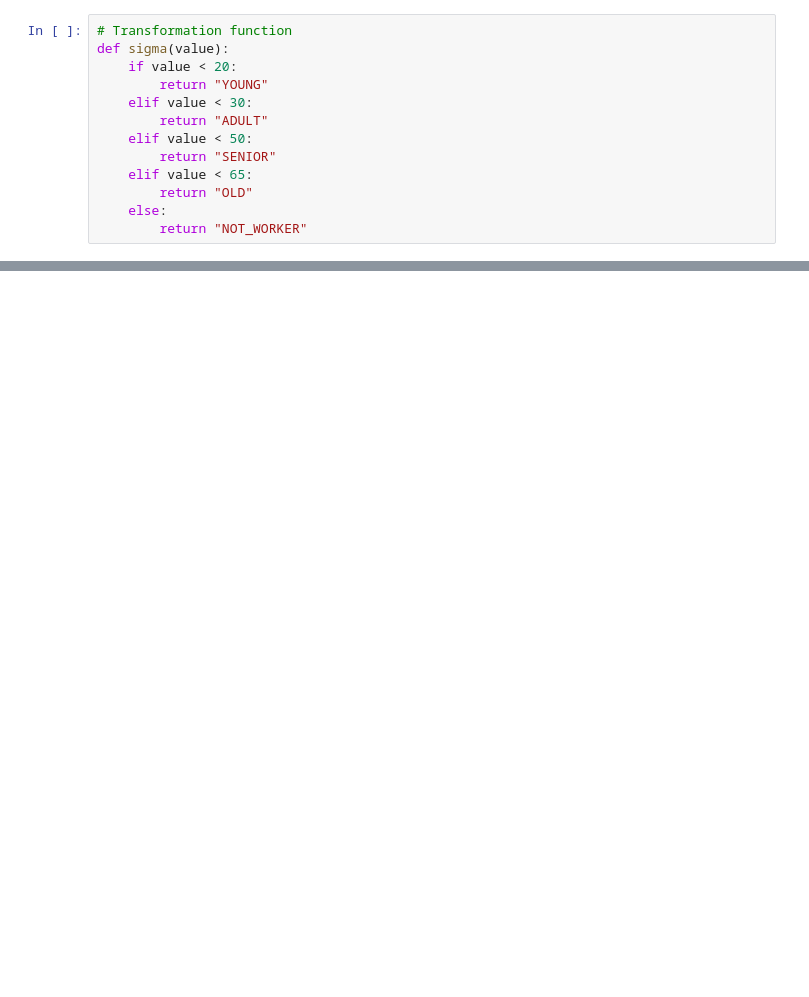
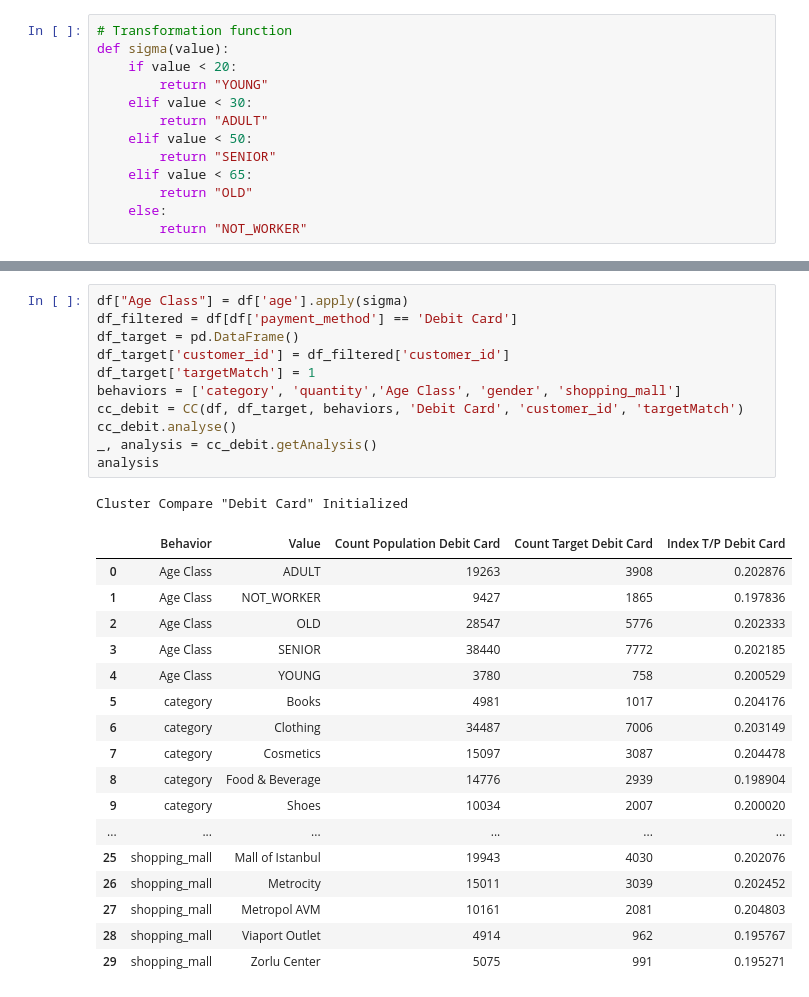
Before and after one commit to maurotommasi/Cluster-Compare, a Jupyter notebook: test.ipynb, the cells around one changed output, grey strips where cells are left out. Drawn from its saved outputs; the diff is of its cells as text; blank space fills up the shorter version.

```diff
--- a/test.ipynb
+++ b/test.ipynb
@@ -224,0 +269,30 @@ cc_graduate.getFeatures([1.5])
+# %%
+df["Age Class"] = df['age'].apply(sigma)
+df_filtered = df[df['payment_method'] == 'Debit Card']
+df_target = pd.DataFrame()
+df_target['customer_id'] = df_filtered['customer_id']
+df_target['targetMatch'] = 1
+behaviors = ['category', 'quantity','Age Class', 'gender', 'shopping_mall']
+cc_debit = CC(df, df_target, behaviors, 'Debit Card', 'customer_id', 'targetMatch')
+cc_debit.analyse()
+_, analysis = cc_debit.getAnalysis()
+analysis
+# %% [output]
+Cluster Compare "Debit Card" Initialized
+|  | Behavior | Value | Count Population Debit Card | Count Target Debit Card | Index T/P Debit Card |
+| 0 | Age Class | ADULT | 19263 | 3908 | 0.202876 |
+| 1 | Age Class | NOT_WORKER | 9427 | 1865 | 0.197836 |
+| 2 | Age Class | OLD | 28547 | 5776 | 0.202333 |
+| 3 | Age Class | SENIOR | 38440 | 7772 | 0.202185 |
+| 4 | Age Class | YOUNG | 3780 | 758 | 0.200529 |
+| 5 | category | Books | 4981 | 1017 | 0.204176 |
+| 6 | category | Clothing | 34487 | 7006 | 0.203149 |
+| 7 | category | Cosmetics | 15097 | 3087 | 0.204478 |
+| 8 | category | Food & Beverage | 14776 | 2939 | 0.198904 |
+| 9 | category | Shoes | 10034 | 2007 | 0.200020 |
+| ... | ... | ... | ... | ... | ... |
+| 25 | shopping_mall | Mall of Istanbul | 19943 | 4030 | 0.202076 |
+| 26 | shopping_mall | Metrocity | 15011 | 3039 | 0.202452 |
+| 27 | shopping_mall | Metropol AVM | 10161 | 2081 | 0.204803 |
+| 28 | shopping_mall | Viaport Outlet | 4914 | 962 | 0.195767 |
+| 29 | shopping_mall | Zorlu Center | 5075 | 991 | 0.195271 |
```
Also changed, not shown: parts of 6 cells of this notebook, 1 other file.
